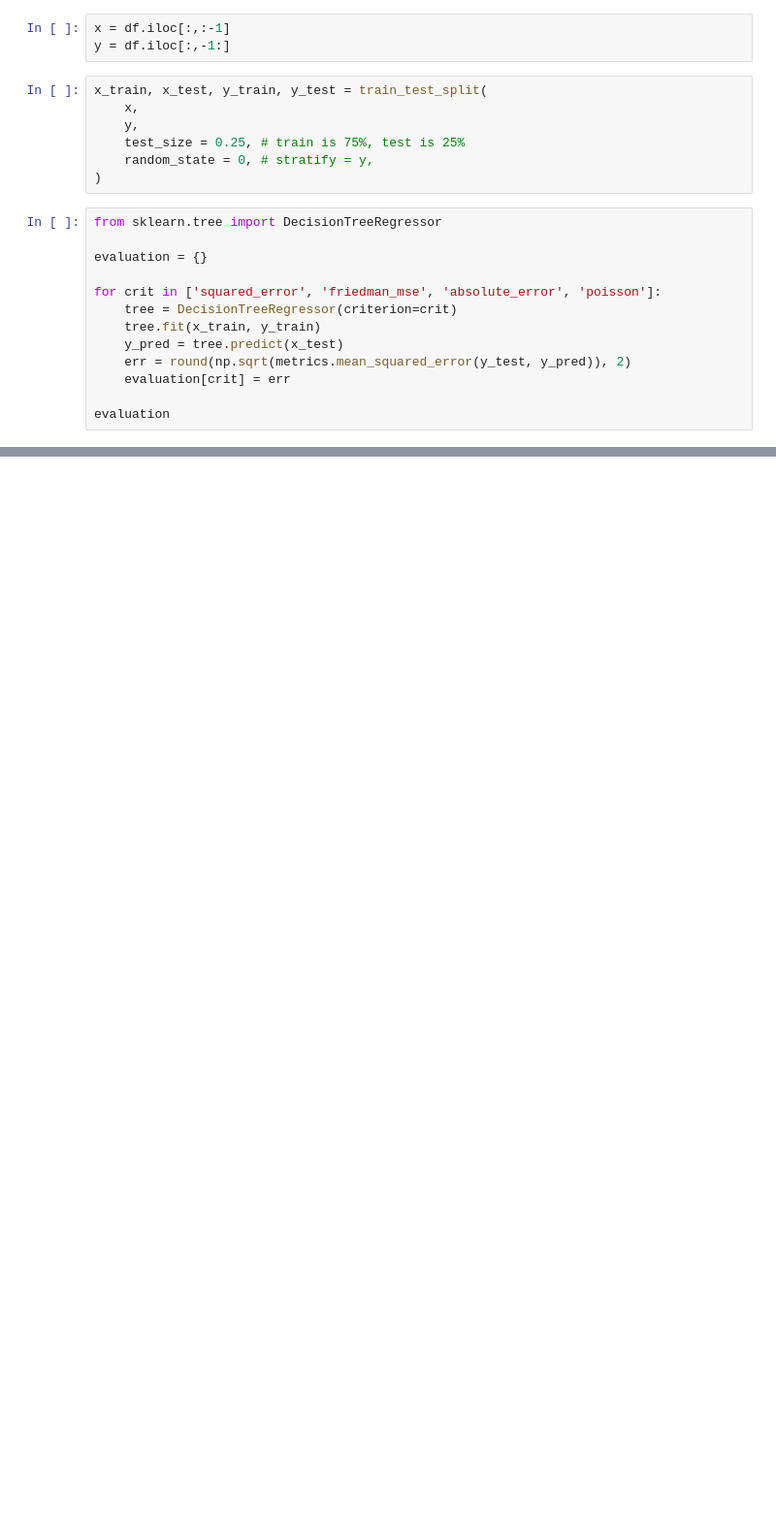
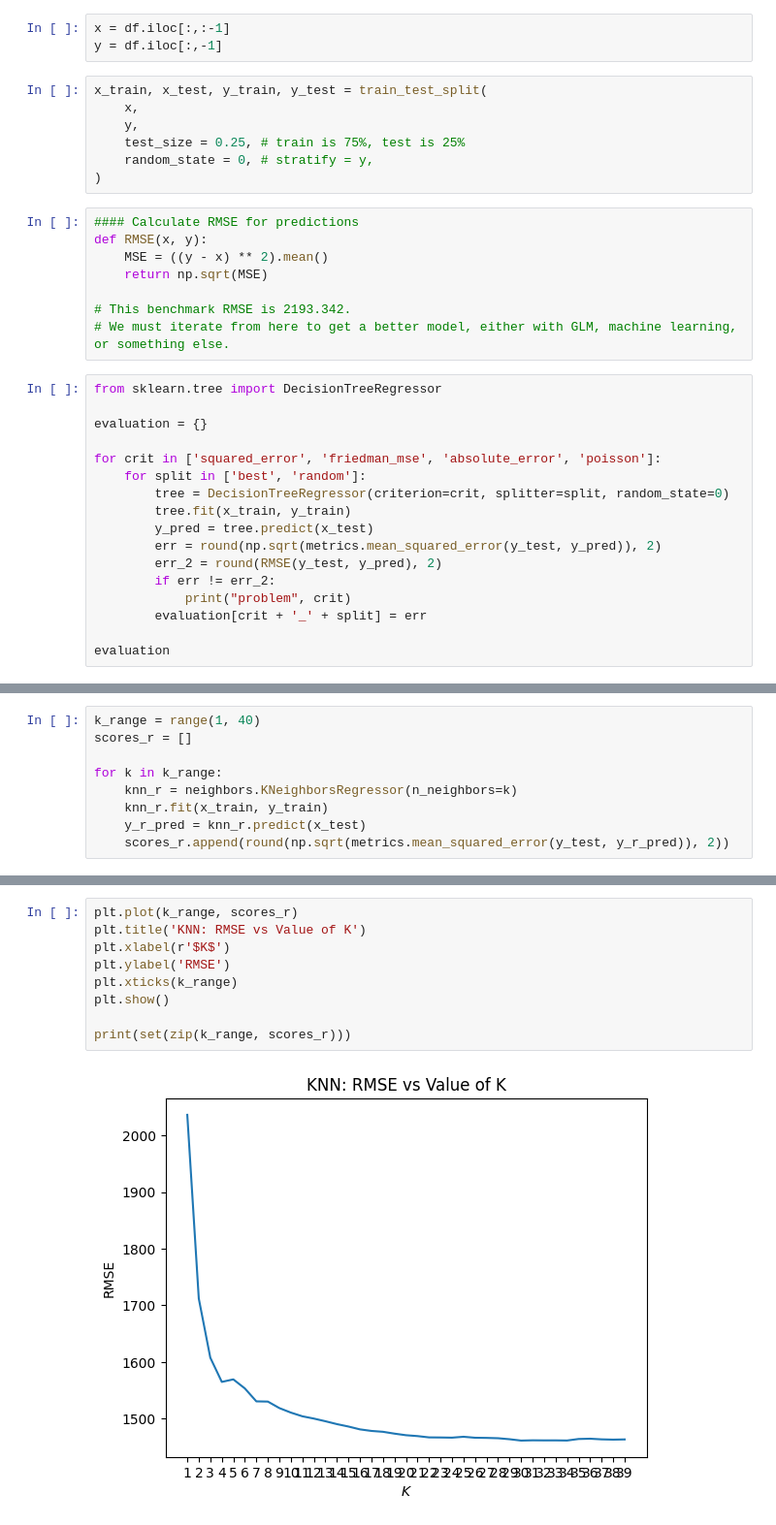
Before and after one commit to kyleosung/Cooperators_2024, a Jupyter notebook: solution_fill_vals.ipynb, the cells around one changed output, grey strips where cells are left out. Shown at 97% size. Drawn from its saved outputs; the diff is of its cells as text; blank space fills up the shorter version.

Commit message:
work on machine learning algorithms

```diff
--- a/solution_fill_vals.ipynb
+++ b/solution_fill_vals.ipynb
@@ -91,7 +91,7 @@ df.head(10)
 10 rows × 498 columns
 # %%
 x = df.iloc[:,:-1]
-y = df.iloc[:,-1:]
+y = df.iloc[:,-1]
 # %%
 x_train, x_test, y_train, y_test = train_test_split(
     x,
@@ -99,17 +99,29 @@ x_train, x_test, y_train, y_test = train_test_split(
     test_size = 0.25, # train is 75%, test is 25%
     random_state = 0, # stratify = y,
 )
+# %%
+#### Calculate RMSE for predictions
+def RMSE(x, y):
+    MSE = ((y - x) ** 2).mean()
+    return np.sqrt(MSE)
+
+# This benchmark RMSE is 2193.342.
+# We must iterate from here to get a better model, either with GLM, machine learning, or something else.
 # %%
 from sklearn.tree import DecisionTreeRegressor
 
 evaluation = {}
 
 for crit in ['squared_error', 'friedman_mse', 'absolute_error', 'poisson']:
-    tree = DecisionTreeRegressor(criterion=crit)
-    tree.fit(x_train, y_train)
-    y_pred = tree.predict(x_test)
-    err = round(np.sqrt(metrics.mean_squared_error(y_test, y_pred)), 2)
-    evaluation[crit] = err
+    for split in ['best', 'random']:
+        tree = DecisionTreeRegressor(criterion=crit, splitter=split, random_state=0)
+        tree.fit(x_train, y_train)
+        y_pred = tree.predict(x_test)
+        err = round(np.sqrt(metrics.mean_squared_error(y_test, y_pred)), 2)
+        err_2 = round(RMSE(y_test, y_pred), 2)
+        if err != err_2:
+            print("problem", crit)
+        evaluation[crit + '_' + split] = err
 
 evaluation
 # %% [output]
@@ -119,0 +147,9 @@ evaluation
+# %%
+k_range = range(1, 40)
+scores_r = []
+
+for k in k_range:
+    knn_r = neighbors.KNeighborsRegressor(n_neighbors=k)
+    knn_r.fit(x_train, y_train)
+    y_r_pred = knn_r.predict(x_test)
+    scores_r.append(round(np.sqrt(metrics.mean_squared_error(y_test, y_r_pred)), 2))
@@ -119,0 +163,11 @@ evaluation
+# %%
+plt.plot(k_range, scores_r)
+plt.title('KNN: RMSE vs Value of K')
+plt.xlabel(r'$K$')
+plt.ylabel('RMSE')
+plt.xticks(k_range)
+plt.show()
+
+print(set(zip(k_range, scores_r)))
+# %% [output]
+[figure, added]
```
Also changed, not shown: parts of 13 cells of this notebook.
